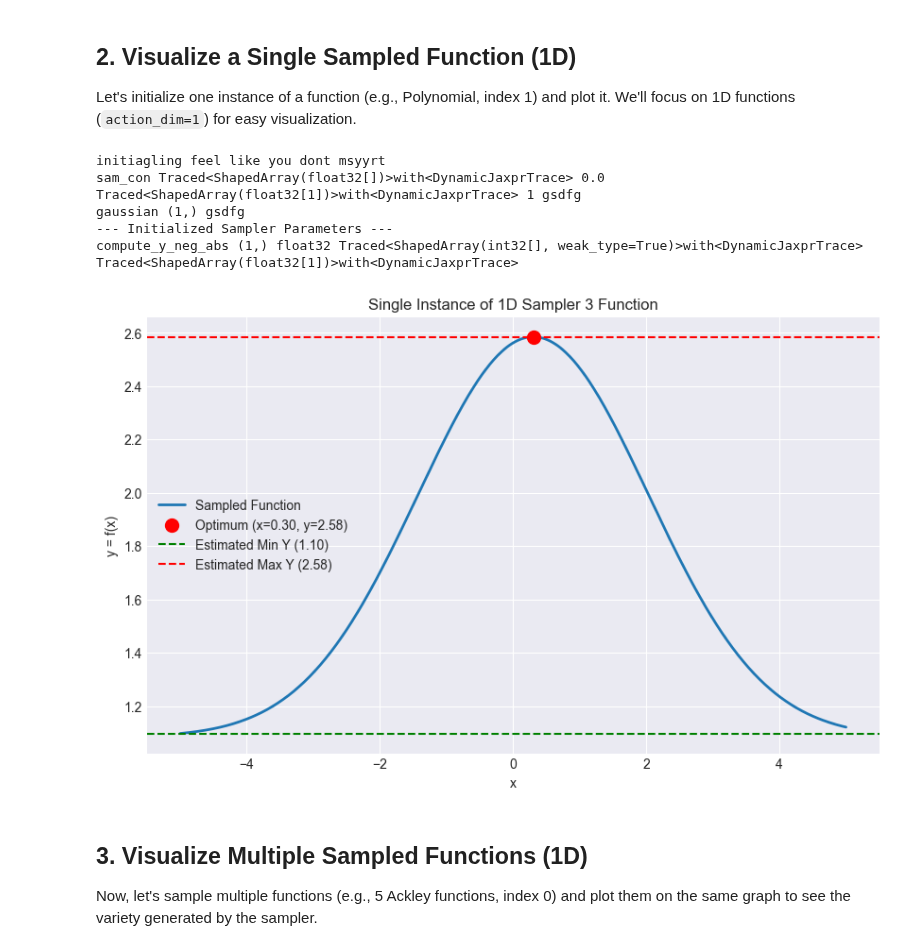
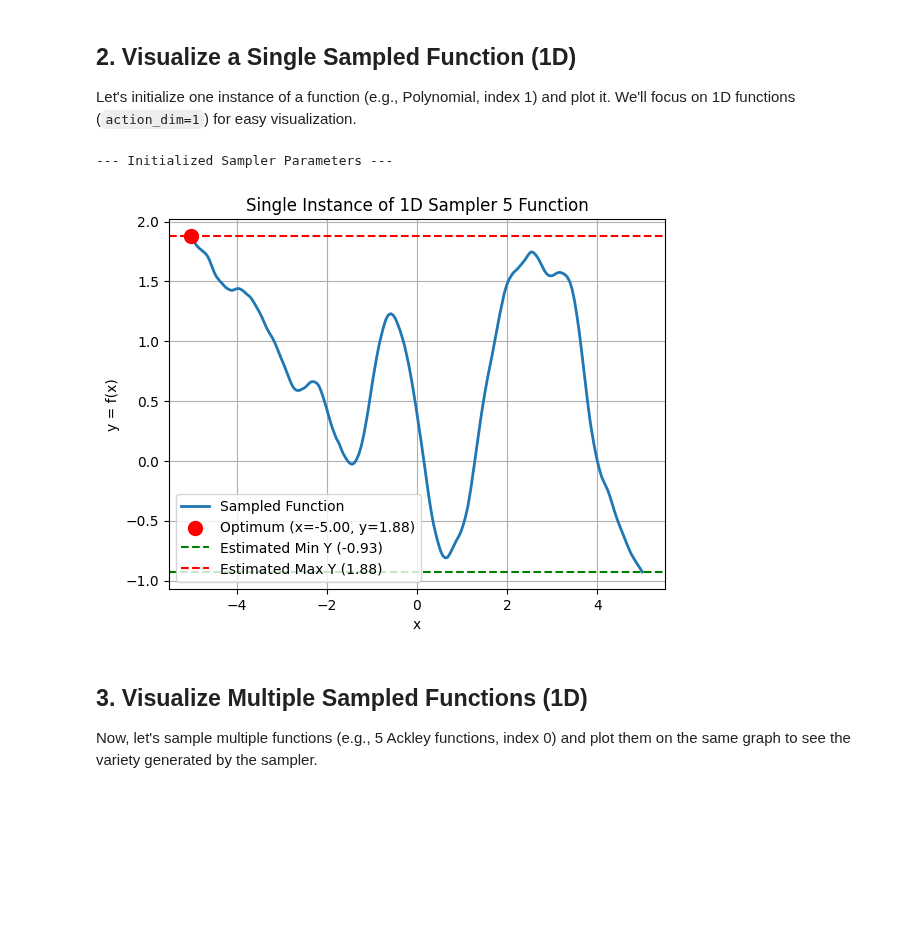
Before and after one commit to Jimvos32/Recurrent-PPO-Jax, a Jupyter notebook: src/tasks/envs/env_notebooks/jax_sampler.ipynb, the cells around one changed output. Drawn from its saved outputs; the diff is of its cells as text; code cells hidden in the pictures; blank space fills up the shorter version.

Commit message:
matern added

```diff
--- a/src/tasks/envs/env_notebooks/jax_sampler.ipynb
+++ b/src/tasks/envs/env_notebooks/jax_sampler.ipynb
@@ -10,13 +10,17 @@ Import necessary libraries and configure the path to your project source code. W
 %load_ext autoreload
 %autoreload 2
 
+import jax
+jax.config.update('jax_enable_checks', False)
 import sys
 import os
-import jax
+# import jax
 import jax.numpy as jnp
 import matplotlib.pyplot as plt
 import numpy as np
 from typing import NamedTuple, Tuple, Dict, List
+import jax.experimental.checkify as checkify # Import checkify
+
 
 # IMPORTANT: Set this to the correct root directory of your project
 # Use an absolute path for reliability
@@ -65,9 +69,9 @@ except Exception as e:
 #     ackley_optimum_range_factor: float = 0.6
 
 # Configure Matplotlib for inline plotting
-%matplotlib inline
-plt.rcParams['figure.figsize'] = (10, 6)
-plt.style.use('seaborn-v0_8-darkgrid')
+# %matplotlib inline
+# plt.rcParams['figure.figsize'] = (10, 6)
+# plt.style.use('seaborn-v0_8-darkgrid')
 # %% [output]
 The autoreload extension is already loaded. To reload it, use:
   %reload_ext autoreload
@@ -78,7 +82,7 @@ Successfully imported sampler functions.
 Let's initialize one instance of a function (e.g., Polynomial, index 1) and plot it. We'll focus on 1D functions (`action_dim=1`) for easy visualization.
 # %%
 # --- Configuration ---
-sampler_index_to_plot = 3  # 0 for Ackley, 1 for Polynomial
+sampler_index_to_plot = 5  # 0 for Ackley, 1 for Polynomial
 action_dimension = 1
 x_min, x_max = -5.0, 5.0
 num_points = 500 # Number of points for plotting the function shape
@@ -103,8 +107,8 @@ sample_dict = {'common': {
             },
             'poly' :{
                 'c': 10.0,
-                'weights': jnp.full((action_dimension,), jnp.nan, dtype=jnp.float32), # Dummy Array
-                'x_max': jnp.full((action_dimension,), jnp.nan, dtype=jnp.float32),   # Dummy Array
+                'weights': jnp.full((action_dimension,), jnp.nan), # Dummy Array
+                'x_max': jnp.full((action_dimension,), jnp.nan),   # Dummy Array
                 'degree': 2,
                 'optimum_range_factor': 0.9,
                 'c_bounds': (5.0, 20.0),
@@ -117,13 +121,18 @@ sample_dict = {'common': {
             },
             'neg_abs': {},
             'gaussian': {
-                'center': jnp.full((action_dimension,), jnp.nan, dtype=jnp.float32),
-                'width': jnp.full((action_dimension,), jnp.nan, dtype=jnp.float32),
+                'center': jnp.full((action_dimension,), jnp.nan),
+                'width': jnp.full((action_dimension,), jnp.nan),
                 'amplitude': 1.0,
                 'baseline': 1.0,
                 'width_bounds': (1.0,2.0),
                 'amplitude_bounds': (0.5, 2.0),
                 'baseline_bounds': (0.5, 2.0),
+            },
+            'matern52': {
+                'grid_size': 200,
+                'x_grid': jnp.full((200), jnp.nan),
+                'y_grids': jnp.full((action_dimension, 200), jnp.nan),
             },
         }
 }
@@ -134,7 +143,31 @@ env_params = EnvParams(total_samples=5, max_batches=1, max_steps_in_episode=20,
 
 
 # --- Initialize Sampler ---
-key = jax.random.PRNGKey(42) # Use a fixed key for reproducibility
+key = jax.random.PRNGKey(0) # Use a fixed key for reproducibility
+# print("Key:", key, key.shape)
+# functionalized_checker = checkify.checkify(initialize_sampler,
+#                                            errors=checkify.float_checks)
+
+# # 2. JIT the functionalized wrapper, making action_dim static
+# jitted_checker = jax.jit(functionalized_checker, static_argnames=('action_dim',))
+
+# # 3. Call the jitted, functionalized function
+# #    >>> Double-check: Ensure 'action_dimension' is <class 'int'> <<<
+# key = jax.random.PRNGKey(0)
+# sampler_index_to_plot = 1
+# action_dimension = 5  # MUST be <class 'int'>
+# # env_params = ...    # Your EnvParams object
+
+# try:
+#     print("Attempting call with outer JIT + checkify (no inner JITs)...")
+#     err, out = jitted_checker(key, sampler_index_to_plot, action_dimension, env_params)
+#     print("Call succeeded!")
+#     # if err.is_error(): err.throw() # Optional: check errors
+# except Exception as e:
+#     print(f"Call failed with error: {type(e).__name__}")
+#     print(e) # Print the error message - which one is it now?
+
+
 sampler_params = initialize_sampler(key, sampler_index_to_plot, action_dimension, env_params) #this line still crashes
 
 print("--- Initialized Sampler Parameters ---")
@@ -145,46 +178,46 @@ print("--- Initialized Sampler Parameters ---")
 # --- Generate Data for Plotting ---
 # Create a range of x values for plotting
 x_plot = jnp.linspace(x_min, x_max, num_points).reshape(-1, action_dimension)
+# x_plot = jnp.expand_dims(x_plot, axis=0)  # Add a batch dimension
+
 
 # # Compute y values using vmap for efficiency
 # # Define a function that computes y for a single x using the initialized params
 compute_single_y_jit = jax.jit(lambda x: compute_y_sampler(x, sampler_params, env_params))
 # Map the JITted function over all x values
-y_plot = jax.vmap(compute_single_y_jit)(x_plot)
+y_plot = jax.vmap(compute_single_y_jit, in_axes=0)(x_plot)
 
 compute_batch_y = jax.vmap(lambda x: compute_y_sampler(x, sampler_params, env_params))
+
 # JIT the whole vmapped operation
 compute_batch_y_jit = jax.jit(compute_batch_y)
+
 y_plot = compute_batch_y_jit(x_plot)
 
 # --- Plotting ---
 plt.figure()
 plt.plot(x_plot.flatten(), y_plot.flatten(), label='Sampled Function', linewidth=2)
 
 # Highlight Min/Max and Optimum
 # for k in sampler_params.keys():
 #     print(k["commmon"])
 
 opt_x = sampler_params["common"]['optimum_point']
 max_y = sampler_params["common"]['max_y']
 min_y = sampler_params["common"]['min_y']
 
 plt.scatter([opt_x], [max_y], color='red', s=100, zorder=5, label=f'Optimum (x={opt_x[0]:.2f}, y={max_y:.2f})')
 plt.axhline(min_y, color='green', linestyle='--', label=f'Estimated Min Y ({min_y:.2f})')
 plt.axhline(max_y, color='red', linestyle='--', label=f'Estimated Max Y ({max_y:.2f})')
 
 # Add labels and title
 func_name = 'Polynomial' if sampler_index_to_plot == 1 else 'Ackley' if sampler_index_to_plot == 0 else f'Sampler {sampler_index_to_plot}'
 plt.title(f'Single Instance of 1D {func_name} Function')
 plt.xlabel('x')
 plt.ylabel('y = f(x)')
 plt.legend()
 plt.grid(True)
 plt.show()
 # %% [output]
-initiagling feel like you dont msyyrt
-sam_con Traced<ShapedArray(float32[])>with<DynamicJaxprTrace> 0.0 Traced<ShapedArray(float32[1])>with<DynamicJaxprTrace> 1 gsdfg
-gaussian (1,) gsdfg
 --- Initialized Sampler Parameters ---
-compute_y_neg_abs (1,) float32 Traced<ShapedArray(int32[], weak_type=True)>with<DynamicJaxprTrace> Traced<ShapedArray(float32[1])>with<DynamicJaxprTrace>
-[figure, old version]
+[figure, new version]
```
Also changed, not shown: parts of 12 cells of this notebook, 36 other files.
